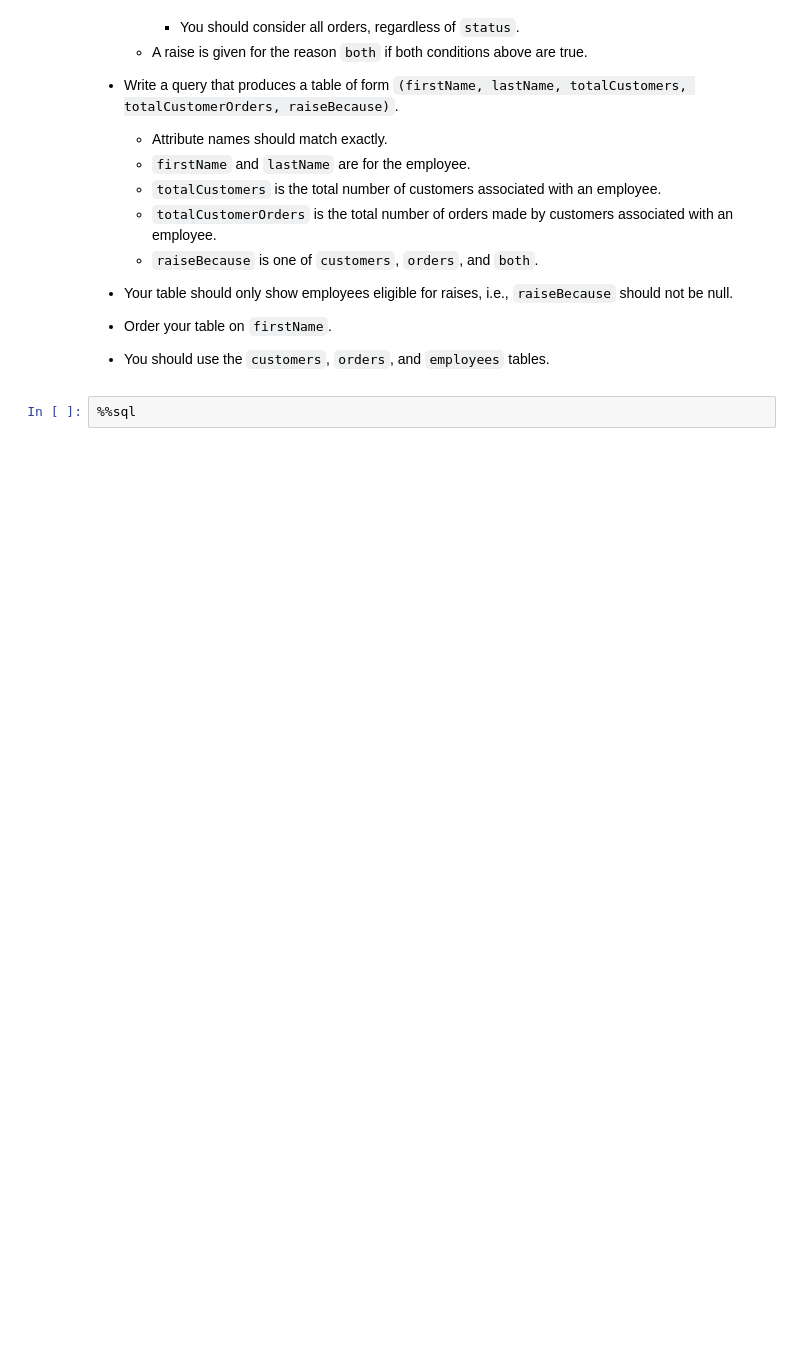
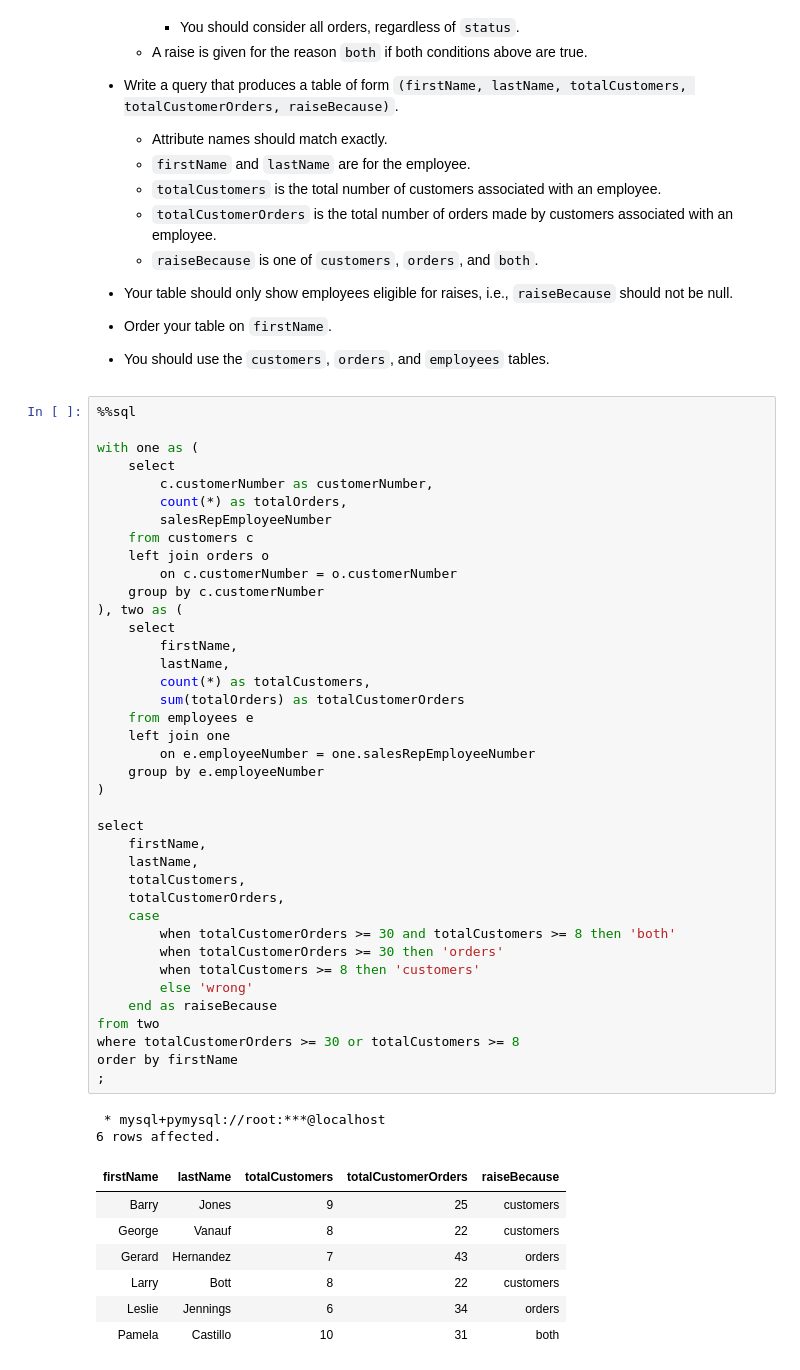
Before and after one commit to zhiyuan0828/W4111-Intro-to-Databases-Spring-2024, a Jupyter notebook: Exams/Midterm/S24-W4111-Midterm.ipynb, the cells around one changed output. Cells and saved outputs as stored; diff of their text form; blank space fills up the shorter version.

Commit message:
first draft

```diff
--- a/Exams/Midterm/S24-W4111-Midterm.ipynb
+++ b/Exams/Midterm/S24-W4111-Midterm.ipynb
@@ -1132,3 +1129,50 @@ limit 10
 - You should use the `customers`, `orders`, and `employees` tables.
 # %%
 %%sql
+
+with one as (
+    select
+        c.customerNumber as customerNumber,
+        count(*) as totalOrders,
+        salesRepEmployeeNumber
+    from customers c
+    left join orders o
+        on c.customerNumber = o.customerNumber
+    group by c.customerNumber
+), two as (
+    select
+        firstName,
+        lastName,
+        count(*) as totalCustomers,
+        sum(totalOrders) as totalCustomerOrders
+    from employees e
+    left join one
+        on e.employeeNumber = one.salesRepEmployeeNumber
+    group by e.employeeNumber
+)
+
+select
+    firstName,
+    lastName,
+    totalCustomers,
+    totalCustomerOrders,
+    case
+        when totalCustomerOrders >= 30 and totalCustomers >= 8 then 'both'
+        when totalCustomerOrders >= 30 then 'orders'
+        when totalCustomers >= 8 then 'customers'
+        else 'wrong'
+    end as raiseBecause
+from two
+where totalCustomerOrders >= 30 or totalCustomers >= 8
+order by firstName
+;
+# %% [output]
+ * mysql+pymysql://root:***@localhost
+6 rows affected.
+| firstName | lastName | totalCustomers | totalCustomerOrders | raiseBecause |
+| Barry | Jones | 9 | 25 | customers |
+| George | Vanauf | 8 | 22 | customers |
+| Gerard | Hernandez | 7 | 43 | orders |
+| Larry | Bott | 8 | 22 | customers |
+| Leslie | Jennings | 6 | 34 | orders |
+| Pamela | Castillo | 10 | 31 | both |
```
Also changed, not shown: parts of 1 cell of this notebook.
